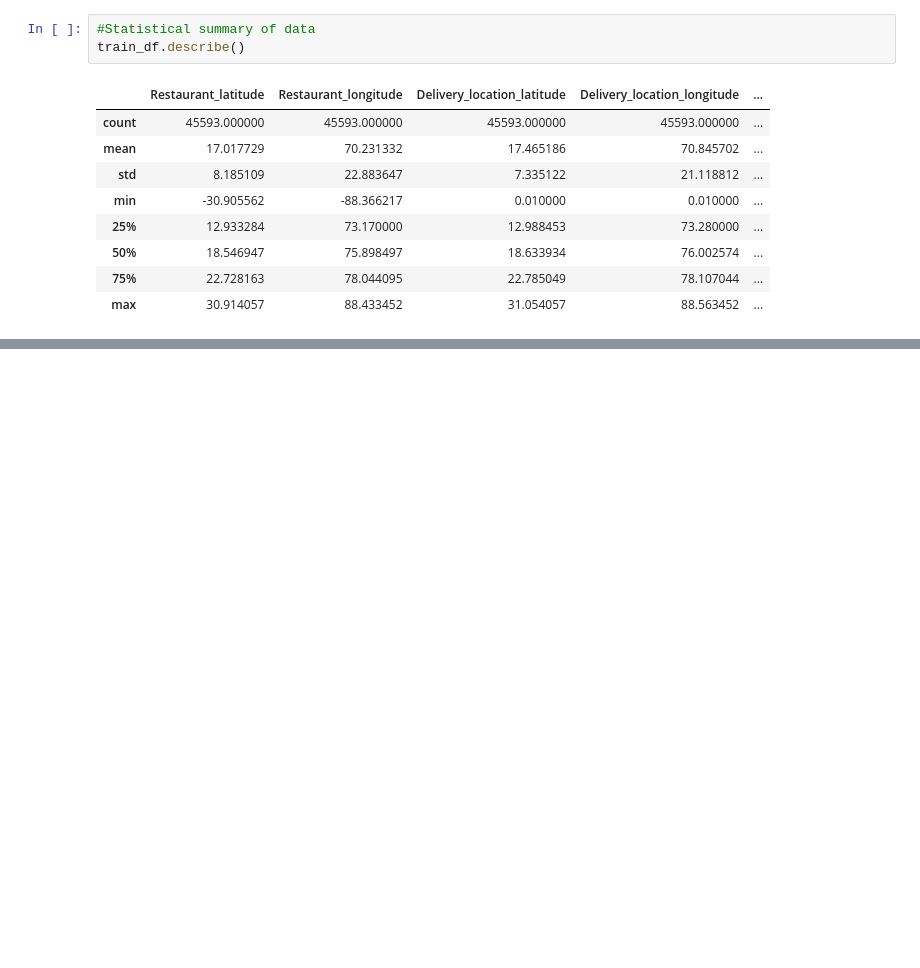
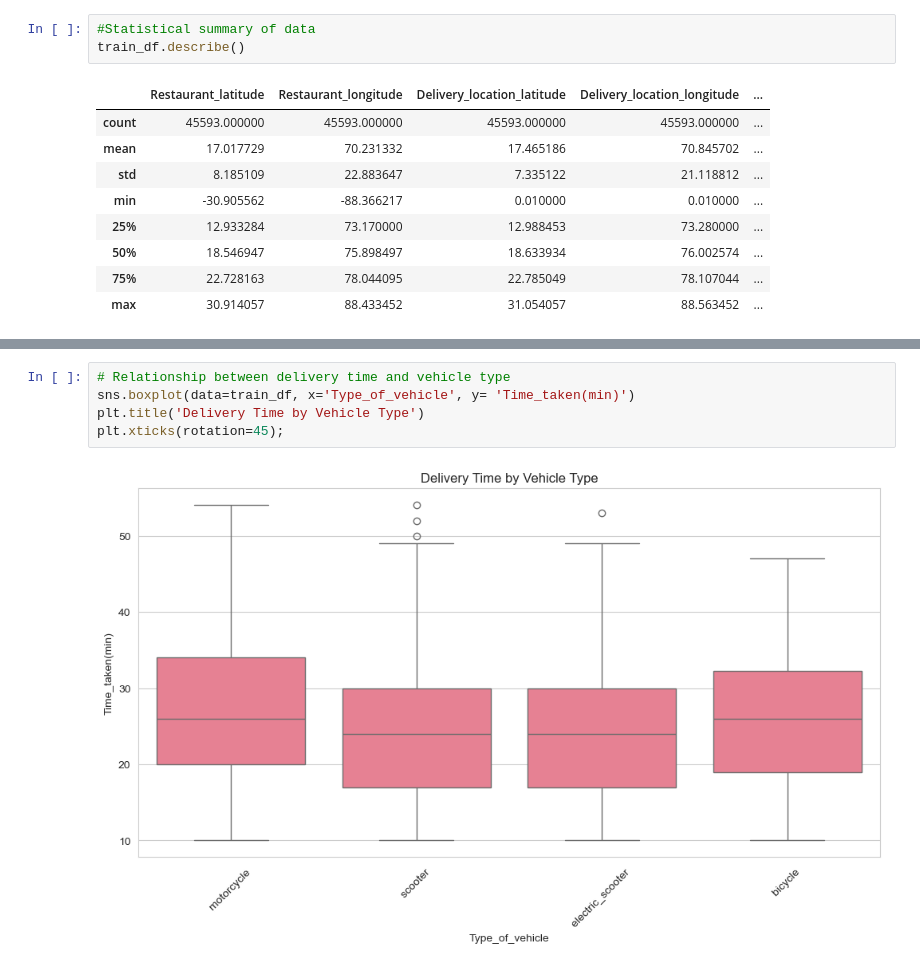
Before and after one commit to Alpha-machine96/Delivery_time_prediction, a Jupyter notebook: delivery_time_prediction.ipynb, the cells around one changed output, grey strips where cells are left out. Cells and saved outputs as stored; diff of their text form; blank space fills up the shorter version.

```diff
--- a/delivery_time_prediction.ipynb
+++ b/delivery_time_prediction.ipynb
@@ -111,0 +168,7 @@ DATA CLEANING AND PREPROCESSING
+# %%
+# Relationship between delivery time and vehicle type
+sns.boxplot(data=train_df, x='Type_of_vehicle', y= 'Time_taken(min)')
+plt.title('Delivery Time by Vehicle Type')
+plt.xticks(rotation=45);
+# %% [output]
+[figure, added]
```
Also changed, not shown: parts of 14 cells of this notebook.
